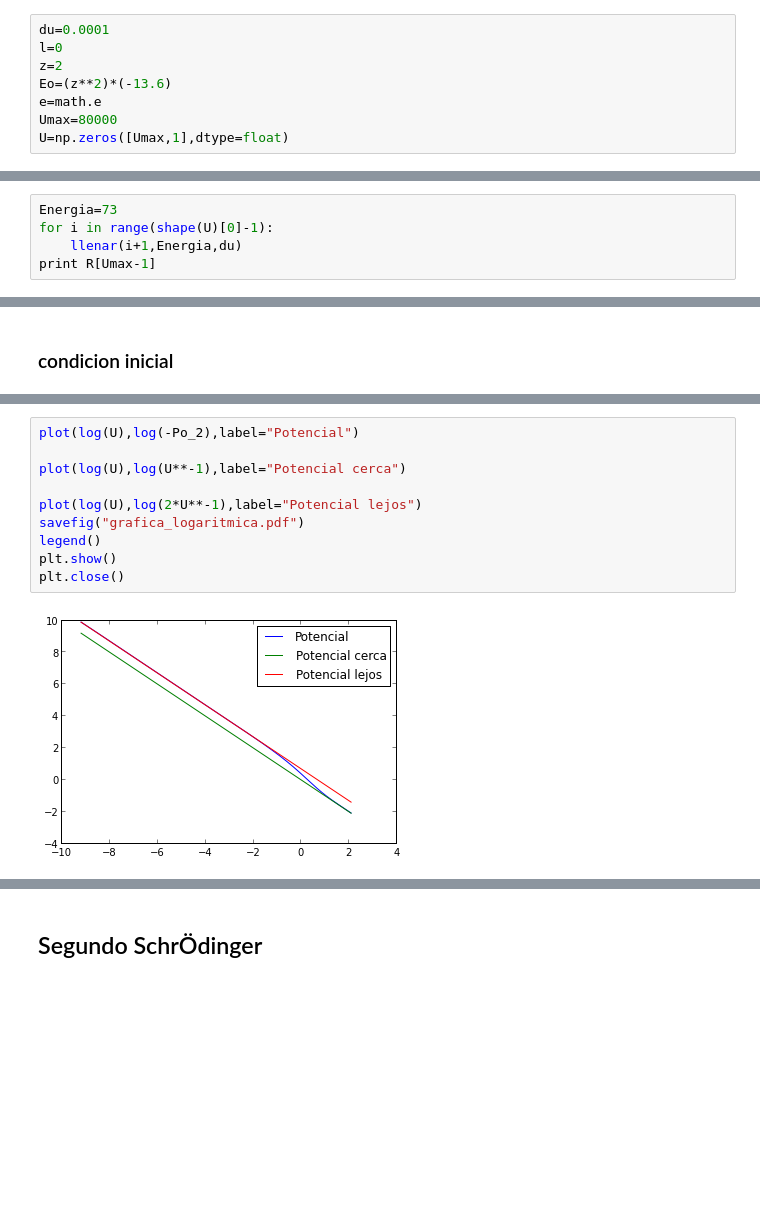
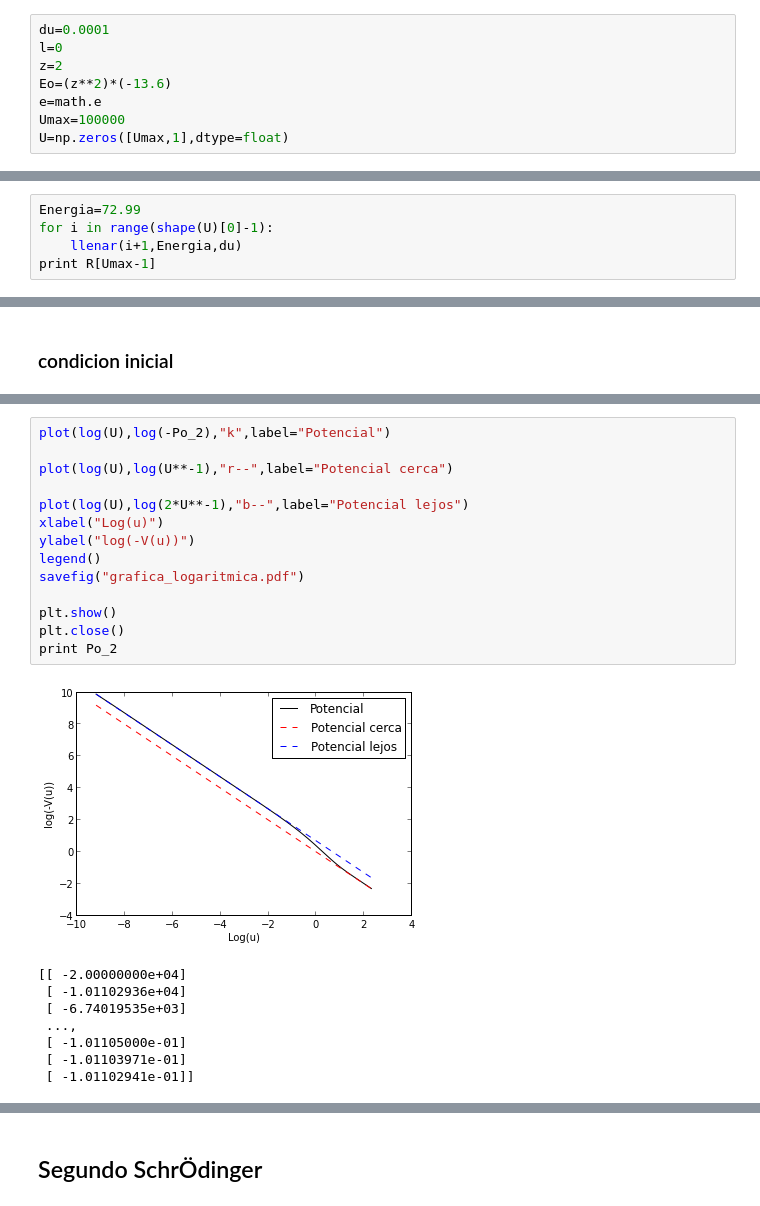
Before and after one commit to daniel-lozano/Atomica, a Jupyter notebook: Atomo_de_Helio.ipynb, the cells around one changed output, grey strips where cells are left out. Drawn from its saved outputs; the diff is of its cells as text; blank space fills up the shorter version.

```diff
--- a/Atomo_de_Helio.ipynb
+++ b/Atomo_de_Helio.ipynb
@@ -14,7 +13,7 @@ l=0
 z=2
 Eo=(z**2)*(-13.6)
 e=math.e
-Umax=80000
+Umax=100000
 U=np.zeros([Umax,1],dtype=float)
 # %%
 R=np.zeros([Umax,1],dtype=float)
@@ -66,6 +63,6 @@ def llenar(i,E,dui):
     Rdprime[i]=((-2*Rprime[i])/U[i]+((-E/Eo)+Po[i]+l*(l+1)/(U[i]**2))*R[i])
 # %%
-Energia=73
+Energia=72.99
 for i in range(shape(U)[0]-1):
     llenar(i+1,Energia,du)
 print R[Umax-1]
@@ -232,12 +227,23 @@ print (Po_2[1]-Po_2[0])/(U[1]-U[0])
 # %%
-plot(log(U),log(-Po_2),label="Potencial")
+plot(log(U),log(-Po_2),"k",label="Potencial")
 
-plot(log(U),log(U**-1),label="Potencial cerca")
+plot(log(U),log(U**-1),"r--",label="Potencial cerca")
 
-plot(log(U),log(2*U**-1),label="Potencial lejos")
+plot(log(U),log(2*U**-1),"b--",label="Potencial lejos")
+xlabel("Log(u)")
+ylabel("log(-V(u))")
+legend()
 savefig("grafica_logaritmica.pdf")
-legend()
+
 plt.show()
 plt.close()
+print Po_2
 # %% [output]
-[figure, old version]
+[figure, new version]
+[[ -2.00000000e+04]
+ [ -1.01102936e+04]
+ [ -6.74019535e+03]
+ ...,
+ [ -1.01105000e-01]
+ [ -1.01103971e-01]
+ [ -1.01102941e-01]]
```
Also changed, not shown: parts of 27 cells of this notebook, 7 other files.
